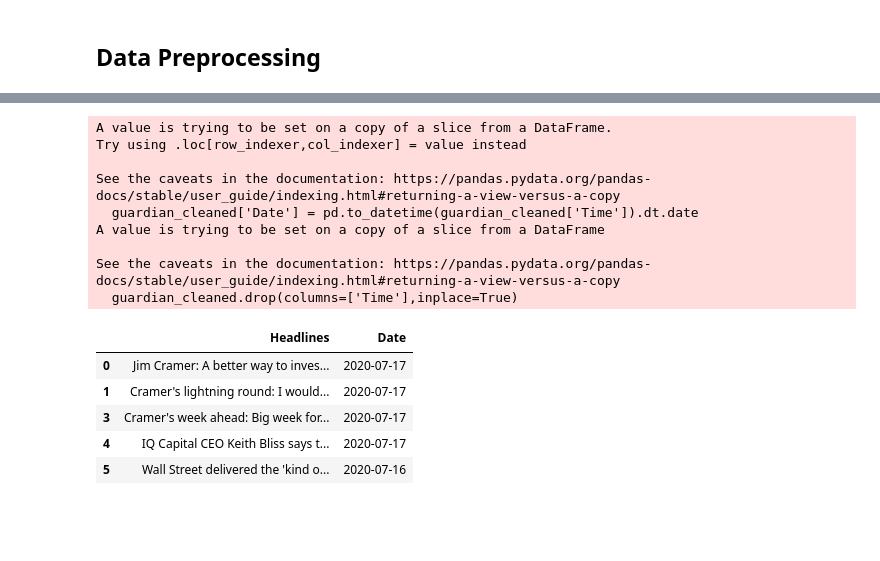
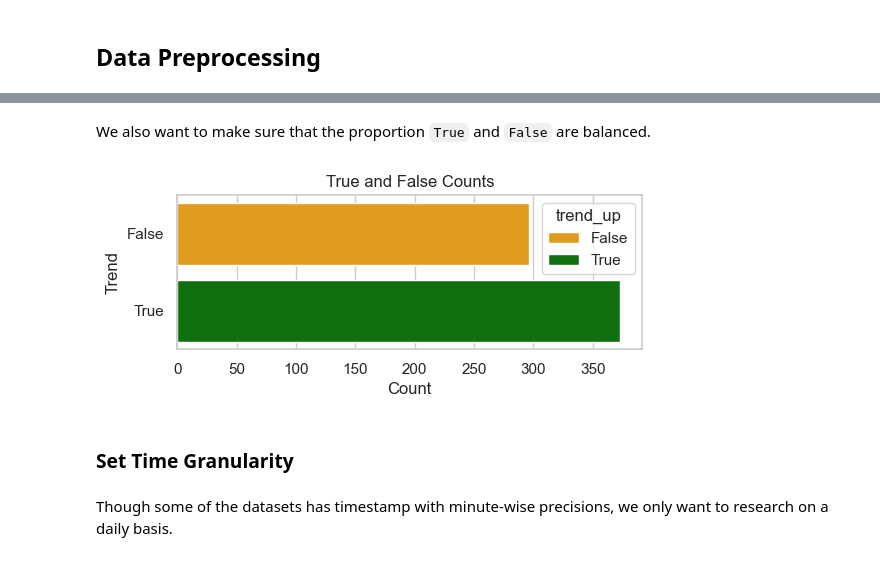
Before and after one commit to Aaron3963/CSE_151A_Project, a Jupyter notebook: project.ipynb, the cells around one changed output, grey strips where cells are left out. Drawn from its saved outputs; the diff is of its cells as text; code cells hidden in the pictures; blank space fills up the shorter version.

Commit message:
Clean up complete

```diff
--- a/project.ipynb
+++ b/project.ipynb
@@ -323,29 +333,35 @@ stock_data.head()
+# %% [markdown]
+We also want to make sure that the proportion `True` and `False` are balanced.
+# %%
+trend_counts = stock_data['trend_up'].value_counts()
+colors = ["orange" if trend == False else "green" for trend in trend_counts.index]
+
+plt.figure(figsize=(6, 2))
+sns.barplot(
+    y=trend_counts.index,
+    hue=trend_counts.index,
+    x=trend_counts.values,
+    palette=["orange","green"],
+    orient='h'
+)
+plt.title("True and False Counts")
+plt.ylabel("Trend")
+plt.xlabel("Count")
+plt.yticks(ticks=[0, 1], labels=["False", "True"])
+plt.show()
+# %% [output]
+[figure, added]
+# %% [markdown]
+### Set Time Granularity
+# %% [markdown]
+Though some of the datasets has timestamp with minute-wise precisions, we only want to research on a daily basis.
 # %%
-cnbc_data_cleaned['Date'] = pd.to_datetime(cnbc_data_cleaned['Time']).dt.date
-guardian_cleaned['Date'] = pd.to_datetime(guardian_cleaned['Time']).dt.date
-reuters_cleaned['Date'] = pd.to_datetime(reuters_cleaned['Time']).dt.date
+guardian_data['Date'] = pd.to_datetime(guardian_data['Time']).dt.date
+cnbc_data['Date'] = pd.to_datetime(cnbc_data['Time']).dt.date
+reuters_data['Date'] = pd.to_datetime(reuters_data['Time']).dt.date
 
-cnbc_data_cleaned.drop(columns=['Time'],inplace=True)
-guardian_cleaned.drop(columns=['Time'],inplace=True)
-reuters_cleaned.drop(columns=['Time'],inplace=True)
+guardian_data.drop(columns=['Time'],inplace=True)
+cnbc_data.drop(columns=['Time'],inplace=True)
+reuters_data.drop(columns=['Time'],inplace=True)
 
 stock_data['Date'] = pd.to_datetime(stock_data['Date']).dt.date
-# %% [output]
-A value is trying to be set on a copy of a slice from a DataFrame.
-Try using .loc[row_indexer,col_indexer] = value instead
-
-See the caveats in the documentation: https://pandas.pydata.org/pandas-docs/stable/user_guide/indexing.html#returning-a-view-versus-a-copy
-  guardian_cleaned['Date'] = pd.to_datetime(guardian_cleaned['Time']).dt.date
-A value is trying to be set on a copy of a slice from a DataFrame
-
-See the caveats in the documentation: https://pandas.pydata.org/pandas-docs/stable/user_guide/indexing.html#returning-a-view-versus-a-copy
-  guardian_cleaned.drop(columns=['Time'],inplace=True)
-# %%
-cnbc_data_cleaned.head()
-# %% [output]
-|  | Headlines | Date |
-| 0 | Jim Cramer: A better way to inves... | 2020-07-17 |
-| 1 | Cramer's lightning round: I would... | 2020-07-17 |
-| 3 | Cramer's week ahead: Big week for... | 2020-07-17 |
-| 4 | IQ Capital CEO Keith Bliss says t... | 2020-07-17 |
-| 5 | Wall Street delivered the 'kind o... | 2020-07-16 |
```
Also changed, not shown: parts of 40 cells of this notebook, 2 other files.
